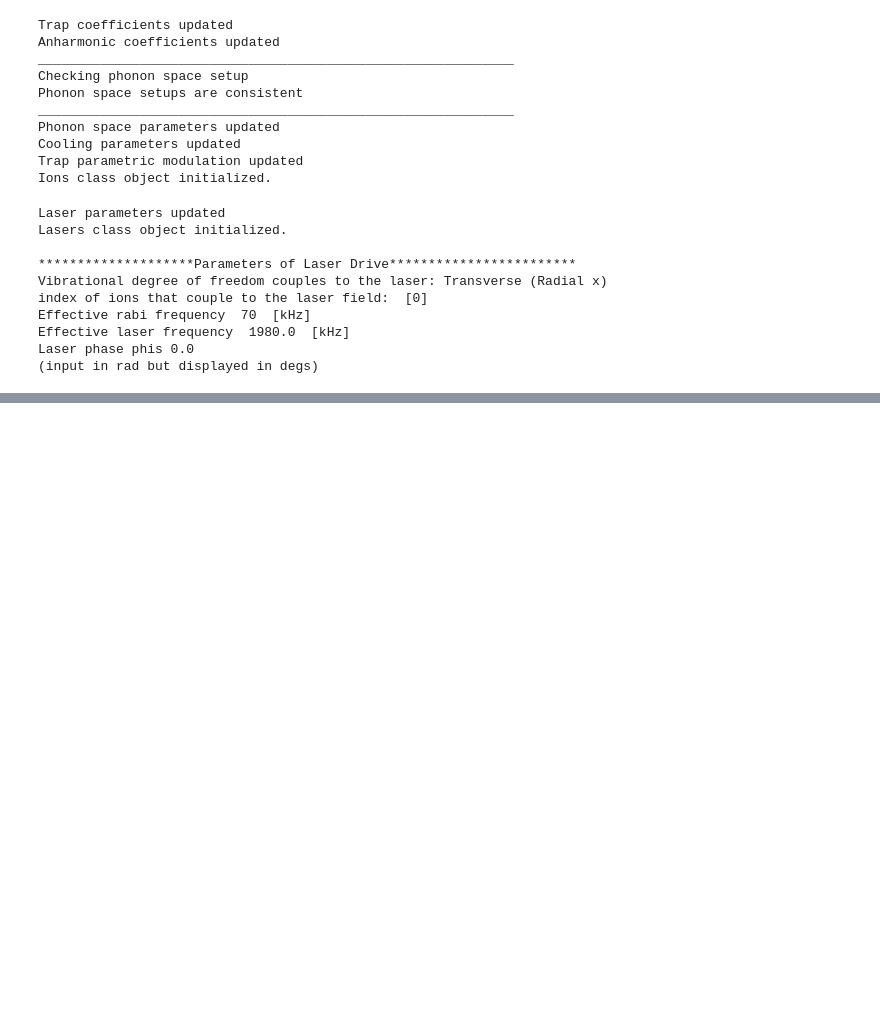
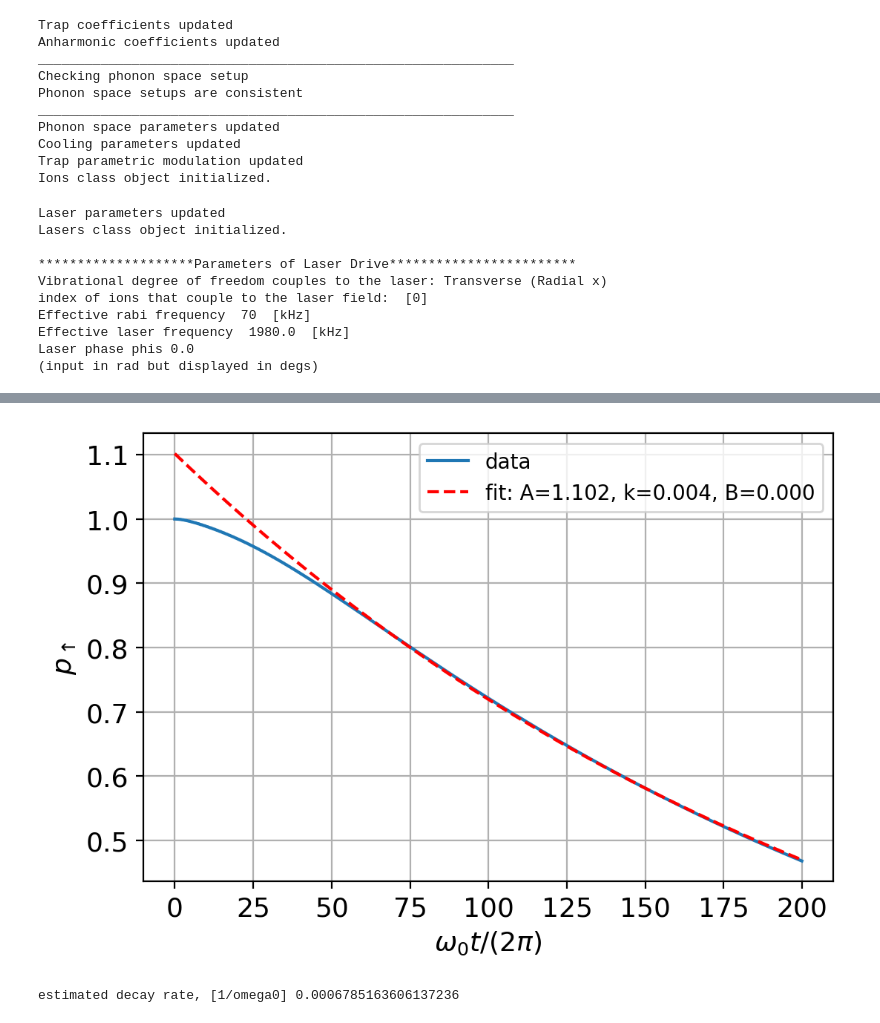
Before and after one commit to TrappedIonRice/Open-Quantum-system-simulation, a Jupyter notebook: example notebook/example 2a.ipynb, the cells around one changed output, grey strips where cells are left out. Saved outputs shown, nothing was run; the diff lists cells and outputs as text; code cells hidden in the pictures; blank space fills up the shorter version.

Commit message:
add functions for fitting electron transfer data and an example

```diff
--- a/example notebook/example 2a.ipynb
+++ b/example notebook/example 2a.ipynb
@@ -109,0 +108,9 @@ plt.show()
+# %%
+#%% fit data from t= 50-200
+d_rate = fit.fit_et_decay(tplot,rhoee1,fit_interval=[500,2000],plot=True,all_parameter=False)
+print('estimated decay rate, [1/omega0]', d_rate/(2*np.pi))
+#note that in the paper the decay rate is defined with unit 1/omega0 but the decay rate from fitting has
+#unit of 2pi/omega
+# %% [output]
+[figure, added]
+estimated decay rate, [1/omega0] 0.0006785163606137236
```
Also changed, not shown: parts of 3 cells of this notebook, 2 other files.
